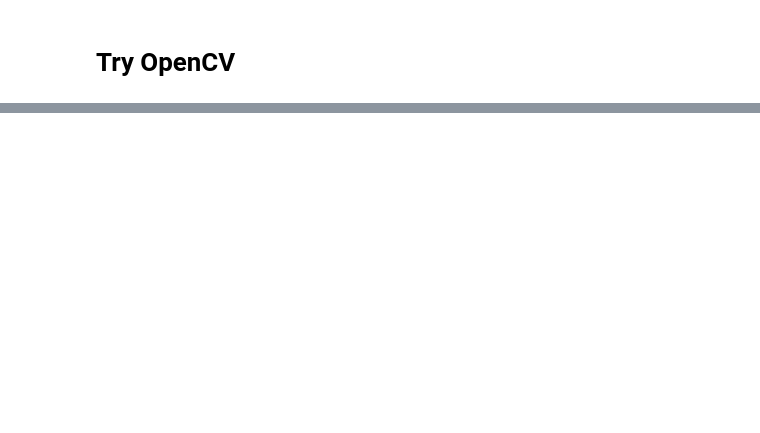
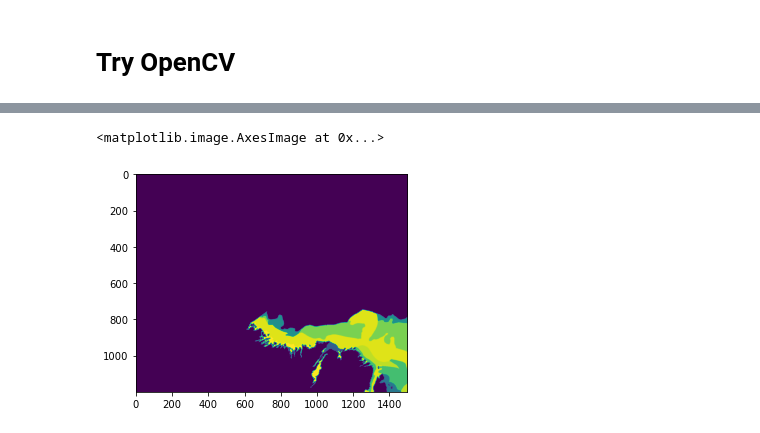
Before and after one commit to maynwang/CIS, a Jupyter notebook: Polynya.ipynb, the cells around one changed output, grey strips where cells are left out. Saved outputs shown, nothing was run; the diff lists cells and outputs as text; code cells hidden in the pictures; blank space fills up the shorter version.

```diff
--- a/Polynya.ipynb
+++ b/Polynya.ipynb
@@ -190,0 +206,5 @@ error: OpenCV(4.5.2) ../modules/imgproc/src/color.simd_helpers.hpp:94: error: (-
+# %%
+plt.imshow(image)
+# %% [output]
+<matplotlib.image.AxesImage at 0x...>
+[figure, added]
```
Also changed, not shown: parts of 12 cells of this notebook, 28 other files.
